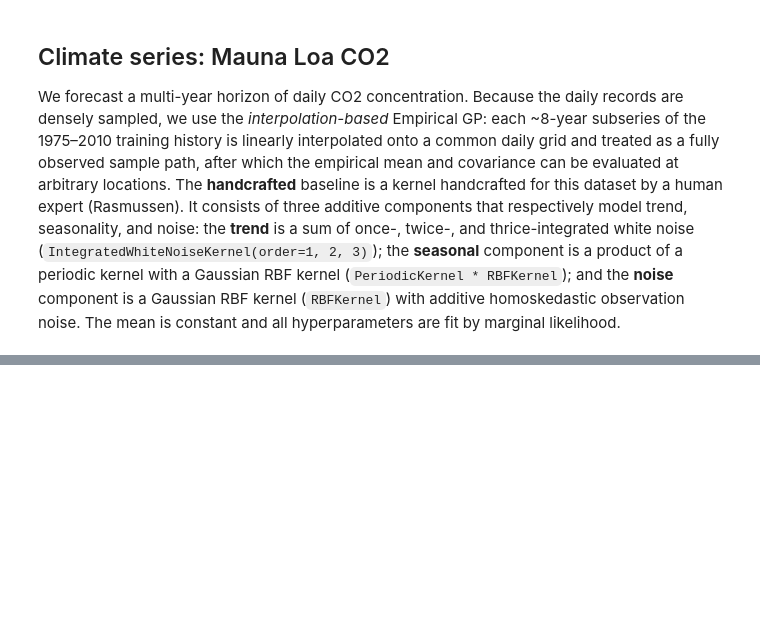
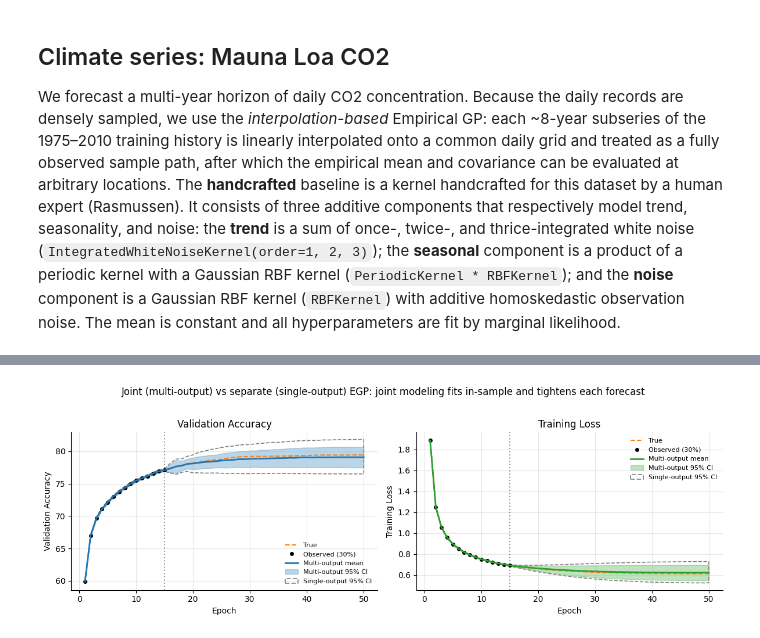
Before and after one commit to meta-pytorch/botorch, a Jupyter notebook: tutorials/empirical_gaussian_processes/empirical_gaussian_processes.ipynb, the cells around one changed output, grey strips where cells are left out. Saved outputs shown, nothing was run; the diff lists cells and outputs as text; code cells hidden in the pictures; blank space fills up the shorter version.

```diff
--- a/tutorials/empirical_gaussian_processes/empirical_gaussian_processes.ipynb
+++ b/tutorials/empirical_gaussian_processes/empirical_gaussian_processes.ipynb
@@ -885,0 +948,99 @@ print('With just 3–5 synthetic curves, the empirical GP closely approximates t
+# %%
+# Multi-output posterior over the full epoch grid, compared against SINGLE-output EGPs fit to
+# each metric separately. Because accuracy and loss are strongly (anti-)correlated, the joint
+# model borrows strength across outputs and forecasts each with LOWER predictive variance -- the
+# multi-output credible intervals below are visibly tighter than the single-output ones.
+titles = ['Validation Accuracy', 'Training Loss']; colors = ['tab:blue', 'tab:green']
+with torch.no_grad():
+    post_mo = model_mo.posterior(X_grid.unsqueeze(-1))
+    mean_z = post_mo.mean.reshape(len(X_grid), 2)
+    std_z = post_mo.variance.clamp_min(0).reshape(len(X_grid), 2).sqrt()
+mean_plot = (mean_z * out_std + out_mean).numpy(); std_plot = (std_z * out_std).numpy()
+
+so_mean_plot, so_std_plot = [], []
+for k in range(2):
+    so_k = EmpiricalOneDimensionalGP(
+        train_X=train_X_mo.unsqueeze(-1), train_Y=train_Y_mo_z[:, k:k + 1],
+        historical_X=X_grid.unsqueeze(-1), historical_Y=hist_Y_mo_z[:, :, k:k + 1])
+    so_k.likelihood.noise = torch.tensor(1e-4, dtype=torch.double); so_k.eval()
+    with torch.no_grad():
+        p_so = so_k.posterior(X_grid.unsqueeze(-1))
+        so_mean_plot.append((p_so.mean.squeeze(-1) * out_std[k] + out_mean[k]).numpy())
+        so_std_plot.append((p_so.variance.clamp_min(0).sqrt().squeeze(-1) * out_std[k]).numpy())
+
+fig, axes = plt.subplots(1, 2, figsize=(12, 4))
+for ax, idx, title, color in zip(axes, [0, 1], titles, colors):
+    style_ax(ax, grid=False)
+    ax.plot(X_grid.numpy(), test_curve_mo[:, idx].numpy(), color='tab:orange', ls='--', lw=1.5, label='True')
+    ax.plot(X_grid[:cutoff_mo].numpy(), test_curve_mo[:cutoff_mo, idx].numpy(), 'ko', ms=4, label='Observed (30%)')
+    mu = mean_plot[:, idx]; sd = std_plot[:, idx]
+    ax.plot(X_grid.numpy(), mu, color=color, lw=2, label='Multi-output mean')
+    ax.fill_between(X_grid.numpy(), mu - 2 * sd, mu + 2 * sd, color=color, alpha=0.30, label='Multi-output 95% CI')
+    ax.fill_between(X_grid.numpy(), so_mean_plot[idx] - 2 * so_std_plot[idx], so_mean_plot[idx] + 2 * so_std_plot[idx],
+                    facecolor='none', edgecolor='gray', ls='--', lw=1.2, label='Single-output 95% CI')
+    ax.axvline(X_grid[cutoff_mo - 1].item(), color='k', ls=':', alpha=0.4)
+    ax.set_xlabel('Epoch'); ax.set_ylabel(title); ax.set_title(title)
+    ax.grid(alpha=0.3); ax.legend(frameon=False, fontsize=8)
+fig.suptitle('Joint (multi-output) vs separate (single-output) EGP: joint modeling fits in-sample and tightens each forecast', y=1.02)
+plt.tight_layout(); plt.show()
+
+ins = np.abs(mean_plot[:cutoff_mo] - test_curve_mo[:cutoff_mo].numpy()).max(0)
+print(f"Max in-sample error (should be ~0): accuracy {ins[0]:.4f}, loss {ins[1]:.4f}")
+for k, nm in enumerate(titles):
+    mo_fc = float(std_plot[cutoff_mo:, k].mean()); so_fc = float(so_std_plot[k][cutoff_mo:].mean())
+    print(f"{nm}: mean forecast std  multi-output {mo_fc:.3f}  vs  single-output {so_fc:.3f}  "
+          f"({100 * (1 - mo_fc / so_fc):.0f}% tighter)")
+
+# Sharpness is only useful if it stays calibrated: report held-out (post-cutoff) RMSE,
+# NLL, and 95% CI coverage for the joint (multi-output) vs separate (single-output) fits.
+gt_mo = test_curve_mo.numpy()
+sl_ho = slice(cutoff_mo, None)
+for k, nm in enumerate(titles):
+    for tag, mu_k, sd_k in [("multi ", mean_plot[:, k], std_plot[:, k]),
+                            ("single", so_mean_plot[k], so_std_plot[k])]:
+        err = gt_mo[sl_ho, k] - mu_k[sl_ho]
+        var_k = np.clip(sd_k[sl_ho] ** 2, 1e-12, None)
+        rmse_k = float(np.sqrt(np.mean(err ** 2)))
+        nll_k = float(np.mean(0.5 * np.log(2 * np.pi * var_k) + 0.5 * err ** 2 / var_k))
+        cov_k = float(np.mean(np.abs(err) <= 2 * sd_k[sl_ho]))
+        print(f"  {nm:18s} {tag}: held-out RMSE={rmse_k:6.3f}  NLL={nll_k:7.3f}  95%cov={cov_k:.2f}")
+
+# The plot/prints above are for one representative curve. To check the payoff
+# generalizes, average held-out (post-cutoff) RMSE / NLL / 95% coverage for joint
+# (multi-output) vs separate (single-output) fits over ALL held-out test curves.
+_metrics = {(tag, k): {"rmse": [], "nll": [], "cov": []}
+            for tag in ("multi", "single") for k in range(2)}
+for j in range(test_full.shape[0]):
+    tc_j = torch.stack([test_full[j], test_loss[j]], dim=-1)
+    tc_jz = (tc_j - out_mean) / out_std
+    trY_j = tc_jz[:cutoff_mo]
+    mo_j = MultiOutputEmpiricalOneDimensionalGP(
+        train_X=X_grid[:cutoff_mo].unsqueeze(-1), train_Y=trY_j,
+        historical_X=X_grid.unsqueeze(-1), historical_Y=hist_Y_mo_z)
+    mo_j.likelihood.noise = torch.tensor(1e-4, dtype=torch.double); mo_j.eval()
+    with torch.no_grad():
+        pj = mo_j.posterior(X_grid.unsqueeze(-1))
+        mmu = (pj.mean.reshape(len(X_grid), 2) * out_std + out_mean).numpy()
+        msd = (pj.variance.clamp_min(0).reshape(len(X_grid), 2).sqrt() * out_std).numpy()
+    gt_j = tc_j.numpy()
+    for k in range(2):
+        so_j = EmpiricalOneDimensionalGP(
+            train_X=X_grid[:cutoff_mo].unsqueeze(-1), train_Y=trY_j[:, k:k + 1],
+            historical_X=X_grid.unsqueeze(-1), historical_Y=hist_Y_mo_z[:, :, k:k + 1])
+        so_j.likelihood.noise = torch.tensor(1e-4, dtype=torch.double); so_j.eval()
+        with torch.no_grad():
+            psj = so_j.posterior(X_grid.unsqueeze(-1))
+            smu = (psj.mean.squeeze(-1) * out_std[k] + out_mean[k]).numpy()
+            ssd = (psj.variance.clamp_min(0).sqrt().squeeze(-1) * out_std[k]).numpy()
+        for tag, mu_a, sd_a in [("multi", mmu[:, k], msd[:, k]), ("single", smu, ssd)]:
+            e = gt_j[sl_ho, k] - mu_a[sl_ho]; v = np.clip(sd_a[sl_ho] ** 2, 1e-12, None)
+            _metrics[(tag, k)]["rmse"].append(float(np.sqrt(np.mean(e ** 2))))
+            _metrics[(tag, k)]["nll"].append(float(np.mean(0.5 * np.log(2 * np.pi * v) + 0.5 * e ** 2 / v)))
+            _metrics[(tag, k)]["cov"].append(float(np.mean(np.abs(e) <= 2 * sd_a[sl_ho])))
+print(f"\nAveraged over {test_full.shape[0]} held-out curves (held-out epochs):")
+for k, nm in enumerate(titles):
+    for tag in ("multi", "single"):
+        m = _metrics[(tag, k)]
+        print(f"  {nm:18s} {tag:6s}: RMSE={np.mean(m['rmse']):6.3f}  "
+              f"NLL={np.mean(m['nll']):7.3f}  95%cov={np.mean(m['cov']):.2f}")
+# %% [output]
@@ -885,0 +1060 @@ print('With just 3–5 synthetic curves, the empirical GP closely approximates t
+[figure, added]
```
Also changed, not shown: parts of 44 cells of this notebook, 1 other file.
